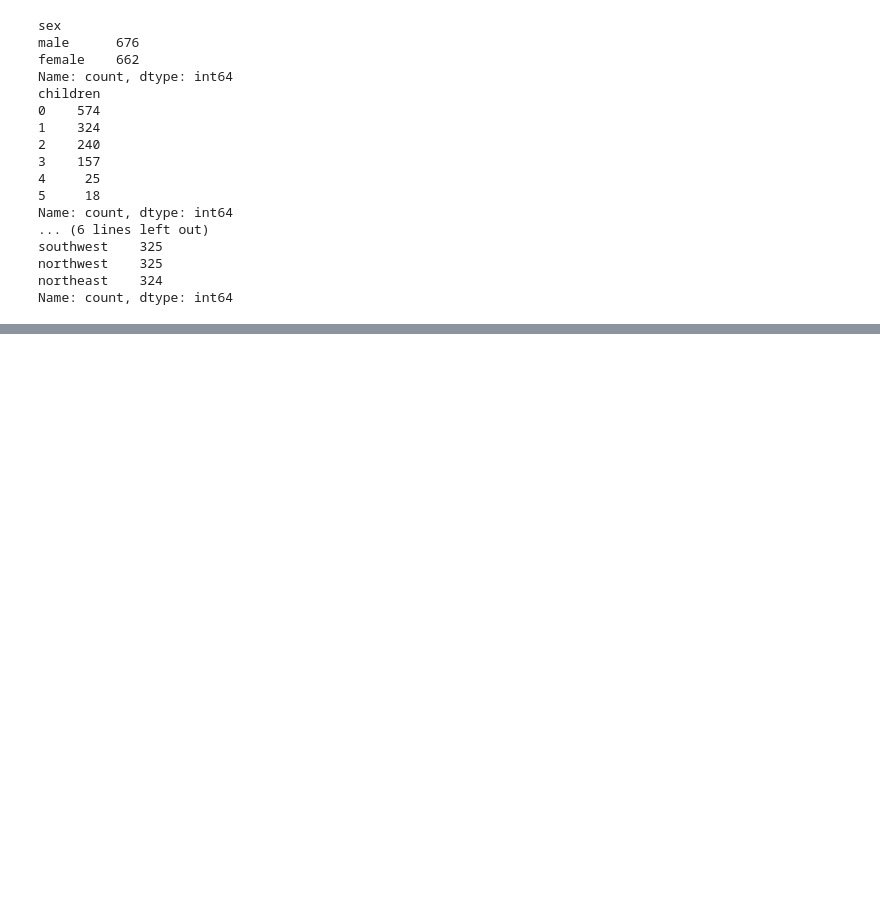
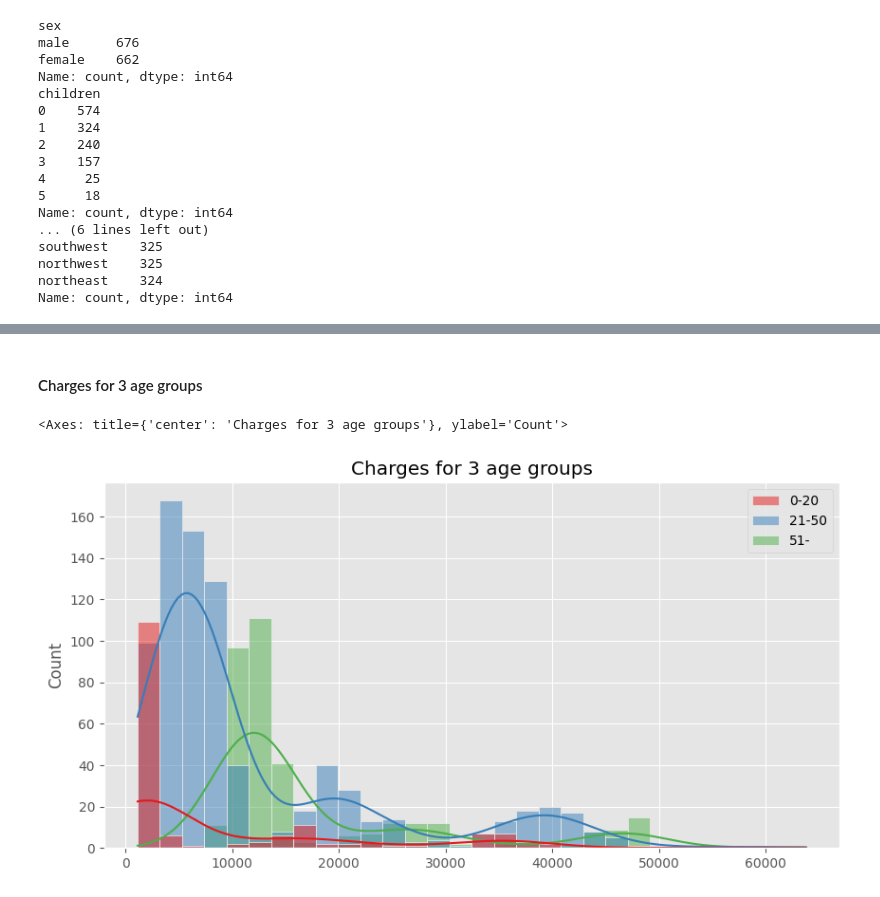
Before and after one commit to azmiozgen/utilynx, a Jupyter notebook: lib/machine_learning/exercise_regression_2.ipynb, the cells around one changed output, grey strips where cells are left out. Cells and saved outputs as stored; diff of their text form; code cells hidden in the pictures; blank space fills up the shorter version.

```diff
--- a/lib/machine_learning/exercise_regression_2.ipynb
+++ b/lib/machine_learning/exercise_regression_2.ipynb
@@ -86,0 +100,15 @@ print("# of test rows: ", len(df_test))
+# %% [markdown]
+#### Charges for 3 age groups
+# %%
+age_groups = pd.cut(df['age'], bins=[0, 20, 50, 100], labels=['0-20', '21-50', '51-'])
+age_group1 = df[age_groups == '0-20']['charges']
+age_group2 = df[age_groups == '21-50']['charges']
+age_group3 = df[age_groups == '51-']['charges']
+ages = pd.concat([age_group1, age_group2, age_group3], axis=1)
+ages.columns = ['0-20', '21-50', '51-']
+plt.figure(figsize=(10, 5))
+plt.title('Charges for 3 age groups')
+sns.histplot(ages, kde=True, palette='Set1')
+# %% [output]
+<Axes: title={'center': 'Charges for 3 age groups'}, ylabel='Count'>
+[figure, added]
```
Also changed, not shown: parts of 40 cells of this notebook.
